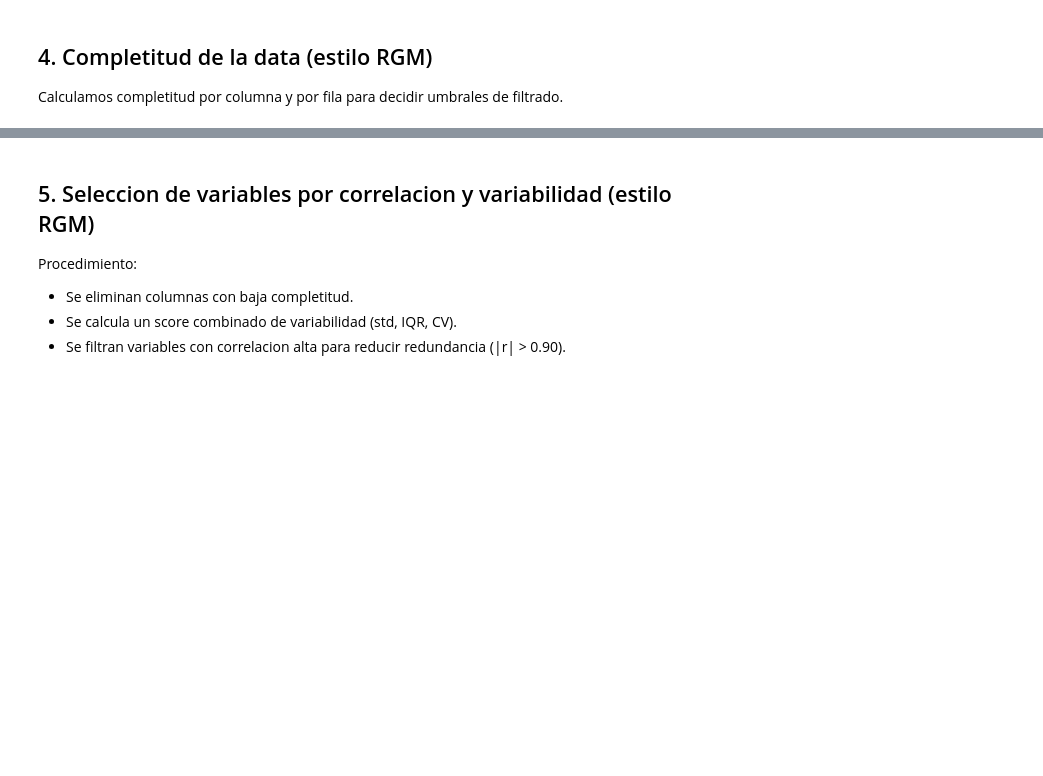
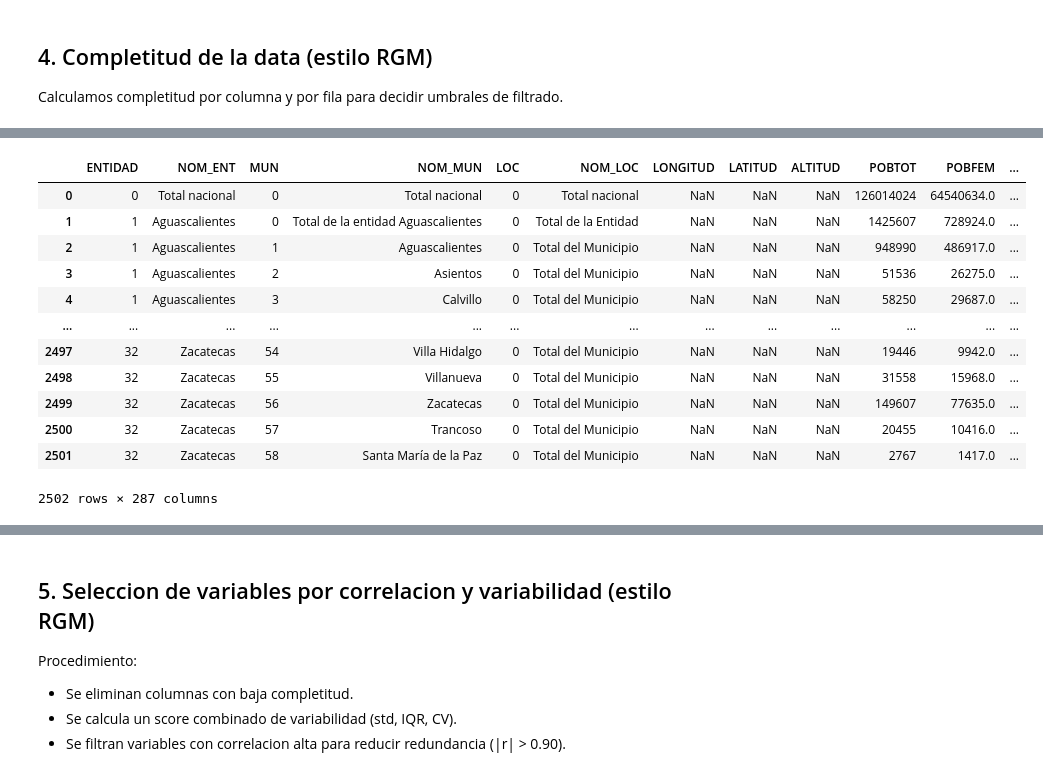
Before and after one commit to Betorcido/CDD_practica1_m3, a Jupyter notebook: g33_m3p1_eq5_notebook_vdmc.ipynb, the cells around one changed output, grey strips where cells are left out. Saved outputs shown, nothing was run; the diff lists cells and outputs as text; code cells hidden in the pictures; blank space fills up the shorter version.

```diff
--- a/g33_m3p1_eq5_notebook_vdmc.ipynb
+++ b/g33_m3p1_eq5_notebook_vdmc.ipynb
@@ -189,3 +260,19 @@ resumen_col.head(15)
+# %%
+mun
+# %% [output]
+|  | ENTIDAD | NOM_ENT | MUN | NOM_MUN | LOC | NOM_LOC | LONGITUD | LATITUD | ALTITUD | POBTOT | POBFEM | ... |
+| 0 | 0 | Total nacional | 0 | Total nacional | 0 | Total nacional | NaN | NaN | NaN | 126014024 | 64540634.0 | ... |
+| 1 | 1 | Aguascalientes | 0 | Total de la entidad Aguascalientes | 0 | Total de la Entidad | NaN | NaN | NaN | 1425607 | 728924.0 | ... |
+| 2 | 1 | Aguascalientes | 1 | Aguascalientes | 0 | Total del Municipio | NaN | NaN | NaN | 948990 | 486917.0 | ... |
+| 3 | 1 | Aguascalientes | 2 | Asientos | 0 | Total del Municipio | NaN | NaN | NaN | 51536 | 26275.0 | ... |
+| 4 | 1 | Aguascalientes | 3 | Calvillo | 0 | Total del Municipio | NaN | NaN | NaN | 58250 | 29687.0 | ... |
+| ... | ... | ... | ... | ... | ... | ... | ... | ... | ... | ... | ... | ... |
+| 2497 | 32 | Zacatecas | 54 | Villa Hidalgo | 0 | Total del Municipio | NaN | NaN | NaN | 19446 | 9942.0 | ... |
+| 2498 | 32 | Zacatecas | 55 | Villanueva | 0 | Total del Municipio | NaN | NaN | NaN | 31558 | 15968.0 | ... |
+| 2499 | 32 | Zacatecas | 56 | Zacatecas | 0 | Total del Municipio | NaN | NaN | NaN | 149607 | 77635.0 | ... |
+| 2500 | 32 | Zacatecas | 57 | Trancoso | 0 | Total del Municipio | NaN | NaN | NaN | 20455 | 10416.0 | ... |
+| 2501 | 32 | Zacatecas | 58 | Santa María de la Paz | 0 | Total del Municipio | NaN | NaN | NaN | 2767 | 1417.0 | ... |
+2502 rows × 287 columns
 # %%
 # Completitud promedio por entidad
 comp_entidad = (
```
Also changed, not shown: parts of 29 cells of this notebook.
